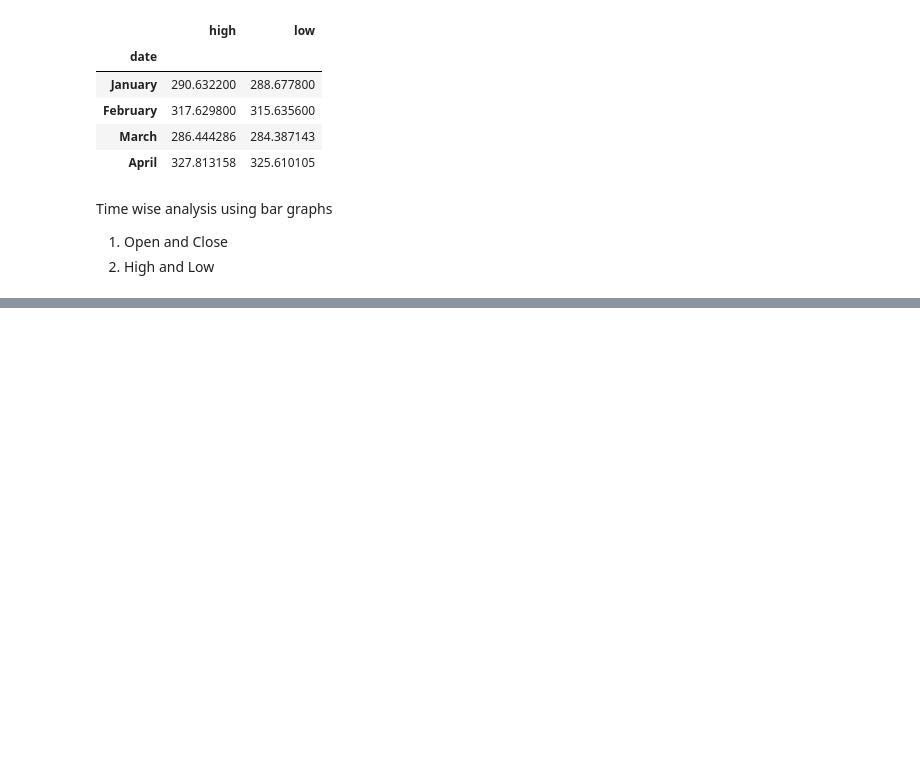
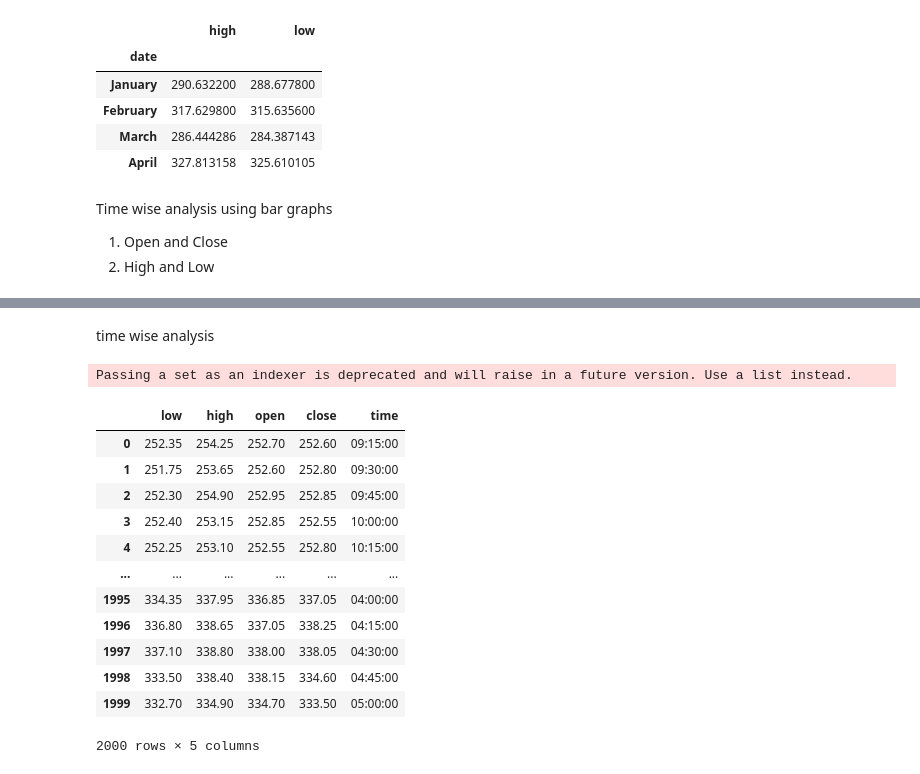
Before and after one commit to anjaliagarwal152615/stock_pred, a Jupyter notebook: stock_prediction.ipynb, the cells around one changed output, grey strips where cells are left out. Saved outputs shown, nothing was run; the diff lists cells and outputs as text; code cells hidden in the pictures; blank space fills up the shorter version.

```diff
--- a/stock_prediction.ipynb
+++ b/stock_prediction.ipynb
@@ -136,0 +198,20 @@ Time wise analysis using bar graphs
+# %% [markdown]
+time wise analysis
+# %%
+timewise = data_frame[{'time', 'open', 'close', 'high', 'low'}]
+timewise
+# %% [output]
+Passing a set as an indexer is deprecated and will raise in a future version. Use a list instead.
+|  | low | high | open | close | time |
+| 0 | 252.35 | 254.25 | 252.70 | 252.60 | 09:15:00 |
+| 1 | 251.75 | 253.65 | 252.60 | 252.80 | 09:30:00 |
+| 2 | 252.30 | 254.90 | 252.95 | 252.85 | 09:45:00 |
+| 3 | 252.40 | 253.15 | 252.85 | 252.55 | 10:00:00 |
+| 4 | 252.25 | 253.10 | 252.55 | 252.80 | 10:15:00 |
+| ... | ... | ... | ... | ... | ... |
+| 1995 | 334.35 | 337.95 | 336.85 | 337.05 | 04:00:00 |
+| 1996 | 336.80 | 338.65 | 337.05 | 338.25 | 04:15:00 |
+| 1997 | 337.10 | 338.80 | 338.00 | 338.05 | 04:30:00 |
+| 1998 | 333.50 | 338.40 | 338.15 | 334.60 | 04:45:00 |
+| 1999 | 332.70 | 334.90 | 334.70 | 333.50 | 05:00:00 |
+2000 rows × 5 columns
```
Also changed, not shown: parts of 8 cells of this notebook.
